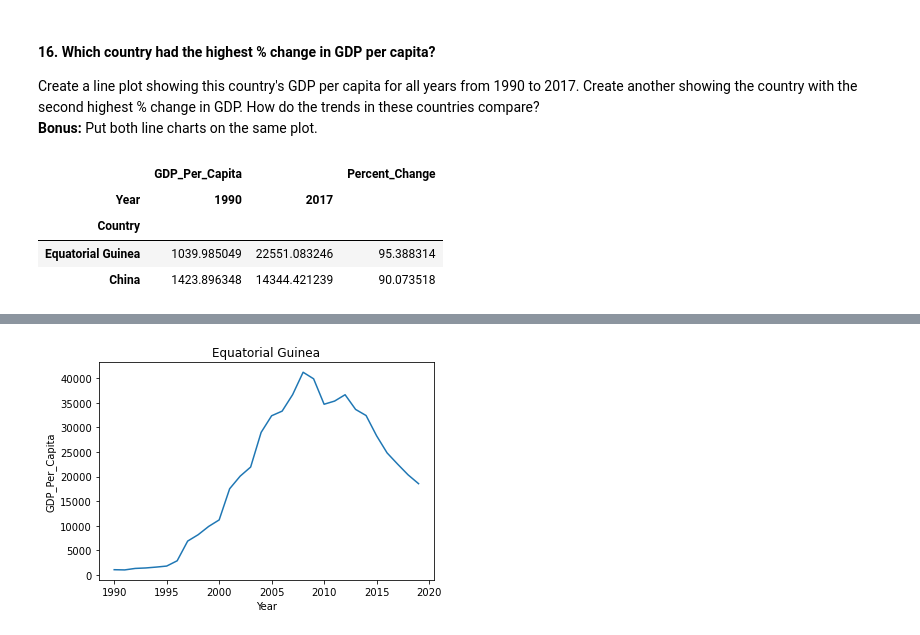
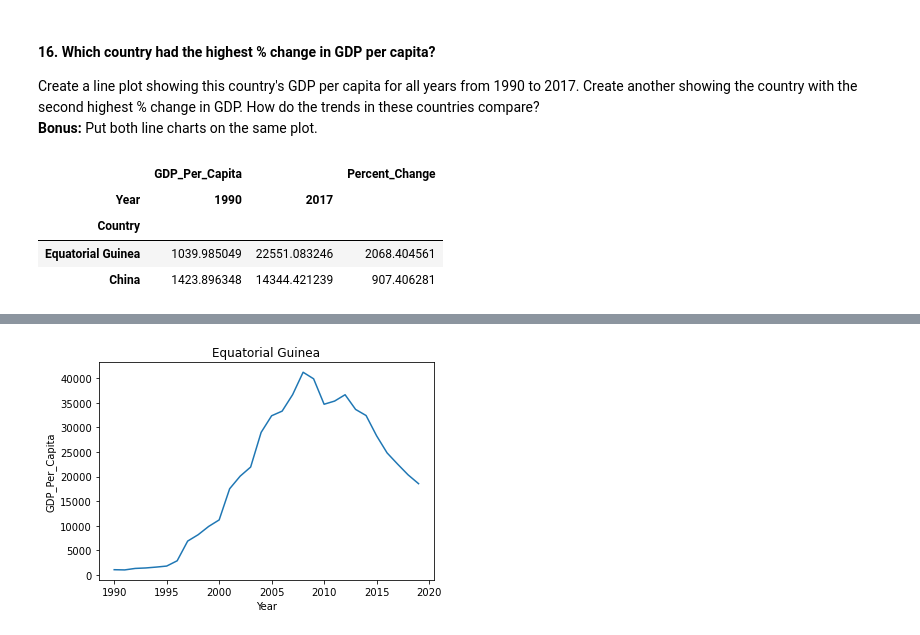
Before and after one commit to nss-data-science-cohort-6/un_data_question-MWeissSharp, a Jupyter notebook: notebooks/UN_Data_Exploration.ipynb, the cells around one changed output, grey strips where cells are left out. Cells and saved outputs as stored; diff of their text form; code cells hidden in the pictures.

```diff
--- a/notebooks/UN_Data_Exploration.ipynb
+++ b/notebooks/UN_Data_Exploration.ipynb
@@ -175,8 +190,13 @@ gdp_2014.sort_values('GDP_Per_Capita')
 #### 13. Now, return to the full dataset, `gdp_df`.
 Pivot the data for 1990 and 2017 (using the pandas `.pivot_table()` method or another method) so that each row corresponds to a country, each column corresponds to a year, and the values in the table give the GDP_Per_Capita amount. Drop any rows that are missing values for either 1990 or 2017. Save the result to a dataframe named `gdp_pivoted`.
 # %%
-gdp_pivoted = pd.pivot_table(gdp_df.loc[gdp_df['Year'].isin([1990, 2017])],
-                             index=['Country'], columns=['Year']).dropna()
+gdp_pivoted = (
+    pd.pivot_table(gdp_df.loc[gdp_df['Year']
+                              .isin([1990, 2017])],
+                   index=['Country'],
+                   columns=['Year'])
+    .dropna()
+)
 gdp_pivoted
 # %% [output]
 |  | GDP_Per_Capita |  |
@@ -210,8 +230,11 @@ memory usage: 4.9+ KB
 #### 14. Create a new column in `gdp_pivoted` named `Percent_Change`.
 This column should contain the percent change in GDP_Per_Capita from 1990 to 2017. Hint: Percent change is calculated as 100*(New Value - Old Value) / Old Value.
 # %%
-gdp_pivoted['Percent_Change'] = 100*(gdp_pivoted[('GDP_Per_Capita', 2017)] -
-                                     gdp_pivoted[('GDP_Per_Capita', 1990)])/gdp_pivoted[('GDP_Per_Capita', 2017)]
+gdp_pivoted['Percent_Change'] = (
+    100*(gdp_pivoted[('GDP_Per_Capita', 2017)] -
+         gdp_pivoted[('GDP_Per_Capita', 1990)])
+    /gdp_pivoted[('GDP_Per_Capita', 1990)]
+)
 gdp_pivoted
 # %% [output]
 |  | GDP_Per_Capita |  | Percent_Change |
@@ -243,10 +266,14 @@ len(gdp_pivoted.loc[gdp_pivoted['Percent_Change'] < 0])
 Create a line plot showing this country's GDP per capita for all years from 1990 to 2017. Create another showing the country with the second highest % change in GDP. How do the trends in these countries compare?
 **Bonus:** Put both line charts on the same plot.
 # %%
-gdp_pivoted.sort_values('Percent_Change', ascending=False).head(2)
+(
+    gdp_pivoted
+    .sort_values('Percent_Change', ascending=False)
+    .head(2)
+)
 # %% [output]
 |  | GDP_Per_Capita |  | Percent_Change |
 | Year | 1990 | 2017 |  |
 | Country |  |  |  |
-| Equatorial Guinea | 1039.985049 | 22551.083246 | 95.388314 |
-| China | 1423.896348 | 14344.421239 | 90.073518 |
+| Equatorial Guinea | 1039.985049 | 22551.083246 | 2068.404561 |
+| China | 1423.896348 | 14344.421239 | 907.406281 |
```
Also changed, not shown: parts of 64 cells of this notebook.
